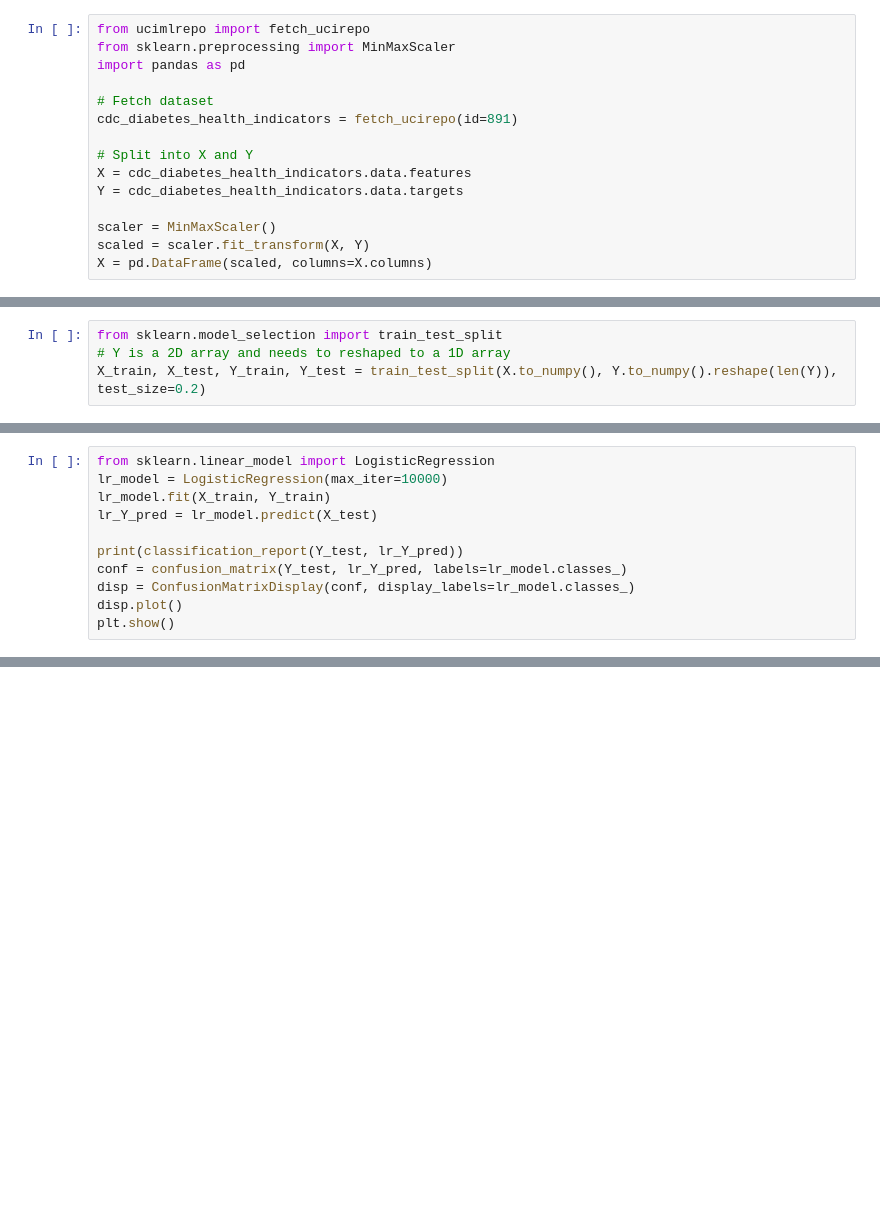
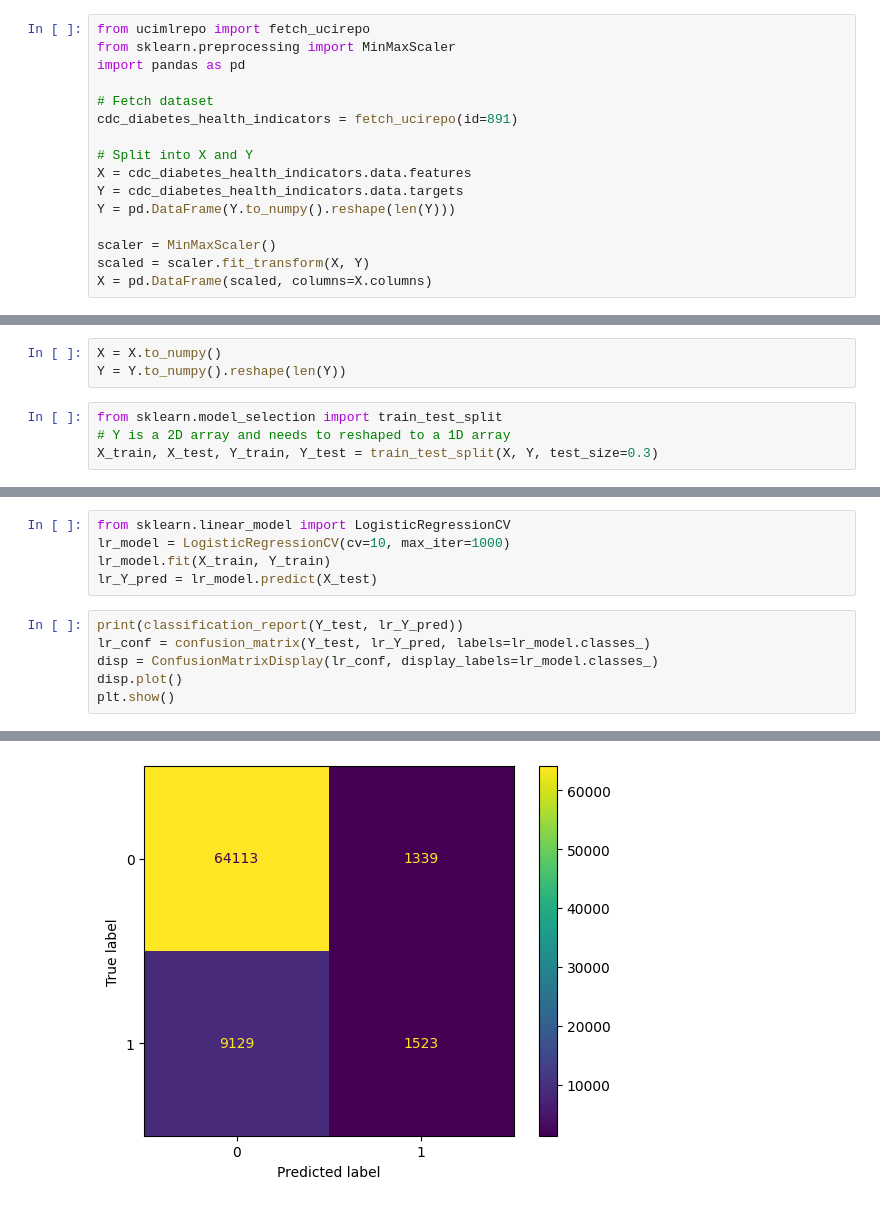
Before and after one commit to Coding-Bugs/CS6470_TermProject, a Jupyter notebook: model_comparisons.ipynb, the cells around one changed output, grey strips where cells are left out. Drawn from its saved outputs; the diff is of its cells as text; blank space fills up the shorter version.

```diff
--- a/model_comparisons.ipynb
+++ b/model_comparisons.ipynb
@@ -9,6 +9,7 @@ cdc_diabetes_health_indicators = fetch_ucirepo(id=891)
 # Split into X and Y
 X = cdc_diabetes_health_indicators.data.features
 Y = cdc_diabetes_health_indicators.data.targets
+Y = pd.DataFrame(Y.to_numpy().reshape(len(Y)))
 
 scaler = MinMaxScaler()
 scaled = scaler.fit_transform(X, Y)
@@ -49,6 +17,9 @@ memory usage: 40.6 MB
+# %%
+X = X.to_numpy()
+Y = Y.to_numpy().reshape(len(Y))
 # %%
 from sklearn.model_selection import train_test_split
 # Y is a 2D array and needs to reshaped to a 1D array
-X_train, X_test, Y_train, Y_test = train_test_split(X.to_numpy(), Y.to_numpy().reshape(len(Y)), test_size=0.2)
+X_train, X_test, Y_train, Y_test = train_test_split(X, Y, test_size=0.3)
 # %%
 from sklearn.metrics import classification_report, confusion_matrix, ConfusionMatrixDisplay
@@ -56,12 +31,12 @@ from matplotlib import pyplot as plt
+# %%
+from sklearn.linear_model import LogisticRegressionCV
+lr_model = LogisticRegressionCV(cv=10, max_iter=1000)
+lr_model.fit(X_train, Y_train)
+lr_Y_pred = lr_model.predict(X_test)
 # %%
-from sklearn.linear_model import LogisticRegression
-lr_model = LogisticRegression(max_iter=10000)
-lr_model.fit(X_train, Y_train)
-lr_Y_pred = lr_model.predict(X_test)
-
 print(classification_report(Y_test, lr_Y_pred))
-conf = confusion_matrix(Y_test, lr_Y_pred, labels=lr_model.classes_)
-disp = ConfusionMatrixDisplay(conf, display_labels=lr_model.classes_)
+lr_conf = confusion_matrix(Y_test, lr_Y_pred, labels=lr_model.classes_)
+disp = ConfusionMatrixDisplay(lr_conf, display_labels=lr_model.classes_)
 disp.plot()
 plt.show()
 # %% [output]
@@ -68,0 +51 @@ TypeError: LogisticRegression.__init__() got an unexpected keyword argument 'lea
+[figure, added]
```
Also changed, not shown: parts of 27 cells of this notebook, 7 other files.
